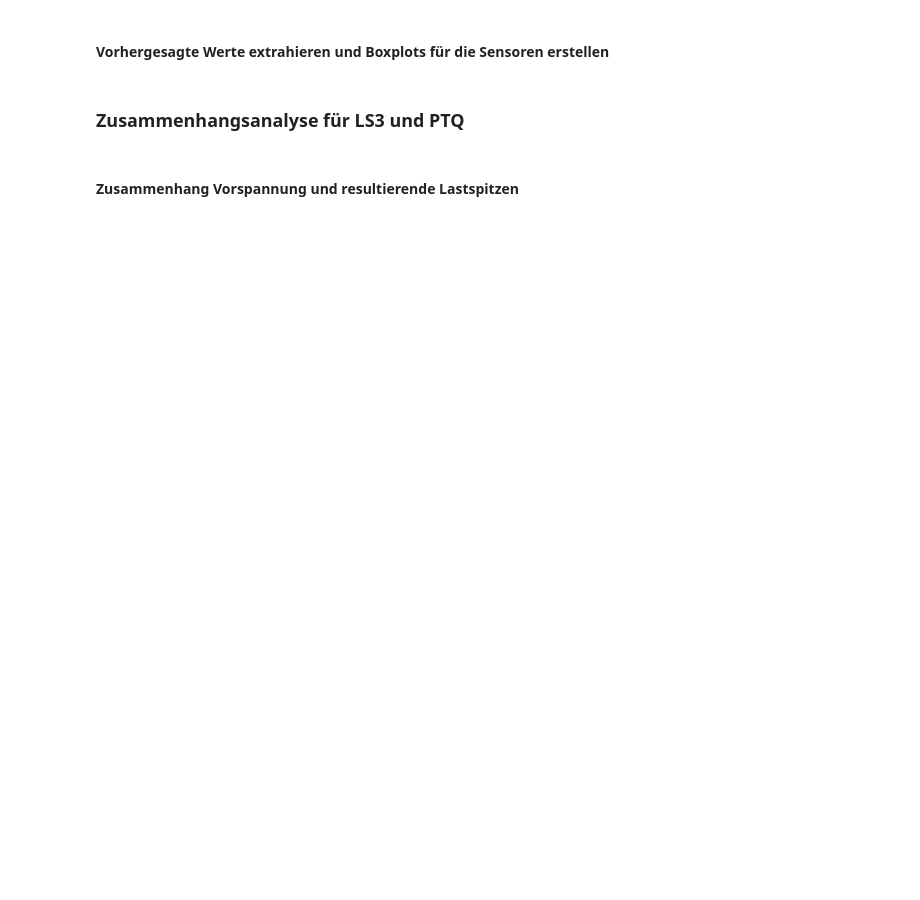
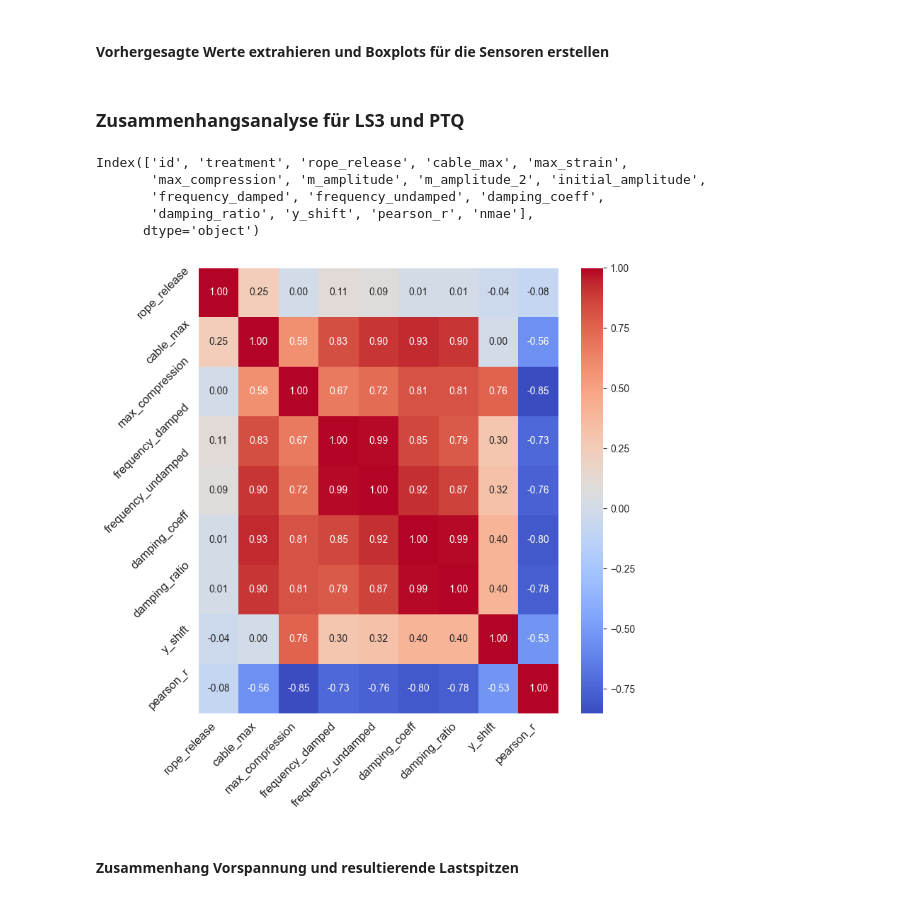
Before and after one commit to kyellsen/2023_Kronensicherung_Plesse_Kraefte_Schwingungen, a Jupyter notebook: 2023_Kronensicherung_Plesse_530_Analyse_Schwingungen.ipynb, the cells around one changed output. Cells and saved outputs as stored; diff of their text form; code cells hidden in the pictures; blank space fills up the shorter version.

```diff
--- a/2023_Kronensicherung_Plesse_530_Analyse_Schwingungen.ipynb
+++ b/2023_Kronensicherung_Plesse_530_Analyse_Schwingungen.ipynb
@@ -371,7 +577,0 @@ grouped_df
-# %%
-df_adj.columns = df_adj.columns.str.replace('_adj$', '', regex=True)
-desired_order = ['id', 'treatment', 'rope_release']
-other_columns = [col for col in df_adj.columns if col not in desired_order]
-new_order = desired_order + other_columns
-df_adj = df_adj[new_order]
-df_adj
@@ -696,0 +659,12 @@ PLOT_MANAGER.save_plot(fig, filename="effect_of_treatment_without_rope_release_s
+# %%
+# 1. Alle "_adj"‑Suffixe aus den Spaltennamen entfernen
+df_adj = df_adj.rename(columns=lambda x: x[:-4] if x.endswith("_adj") else x)
+
+# 2. Gewünschte Spalten vorne in der Reihenfolge id, treatment, rope_release, cable_max
+front = add_variables
+# Alle übrigen Spalten, in der vorhandenen Reihenfolge
+rest = [c for c in df_adj.columns if c not in front]
+
+# 3. DataFrame umsortieren
+df_adj = df_adj[front + rest]
+df_adj
@@ -793,34 +1030,48 @@ df_id.round(4).head()
 # %% [markdown]
 ### Zusammenhangsanalyse für LS3 und PTQ
+# %%
+df_adj.columns
+# %% [output]
+Index(['id', 'treatment', 'rope_release', 'cable_max', 'max_strain',
+       'max_compression', 'm_amplitude', 'm_amplitude_2', 'initial_amplitude',
+       'frequency_damped', 'frequency_undamped', 'damping_coeff',
+       'damping_ratio', 'y_shift', 'pearson_r', 'nmae'],
+      dtype='object')
 # %%
 # Auswahl der neuen Spaltennamen für die Korrelationsmatrix
-columns_corr = ['ptq_m_amplitude',
-                'ptq_m_amplitude_2',
-                'ptq_initial_amplitude',
-                'ptq_damping_coeff',
-                'ptq_angular_frequency',
-                'ptq_y_shift',
-                'ptq_pearson_r',
-                #'ptq_nrmse',
-                'ptq_nmae',
-                'release_force_target',
-                'ls3_rope_release',
-                'ls3_cable_max']
-df_corr = df_id.copy()[columns_corr]
+columns_corr = [
+    'rope_release',
+    'cable_max',
+    #'max_strain',
+    'max_compression',
+    #'m_amplitude',
+    # 'm_amplitude_2', 'initial_amplitude',
+    'frequency_damped',
+    'frequency_undamped',
+    'damping_coeff',
+    'damping_ratio',
+    'y_shift',
+    'pearson_r',
+    #'nmae'
+]
+
+df_corr = df_adj.copy()[columns_corr]
 
 # Berechnung der Korrelationsmatrix
 correlation_matrix = df_corr.corr()
 
 # Visualisierung der Korrelationsmatrix mit Seaborn
 fig1, ax = plt.subplots(figsize=(8, 8))  # Anpassen der Größe der Grafik
 sns.heatmap(correlation_matrix, annot=True, cmap='coolwarm', fmt='.2f', ax=ax, annot_kws={'size': 10})
 
 # Titel und Schriftgrößen anpassen
 #plt.title('Correlation Matrix for LS3 and PTQ', fontsize=18)
 ax.set_xticklabels(ax.get_xmajorticklabels(), fontsize=12, rotation=45, ha='right')
 ax.set_yticklabels(ax.get_ymajorticklabels(), fontsize=12, rotation=45, ha='right')
 ax.set_xlabel('')
 ax.set_ylabel('')
 plt.tight_layout()
 plt.show()
 PLOT_MANAGER.save_plot(fig1, filename="correlation_matrix", subdir="combined")
+# %% [output]
+[figure, added]
```
Also changed, not shown: parts of 88 cells of this notebook, 6 other files.
